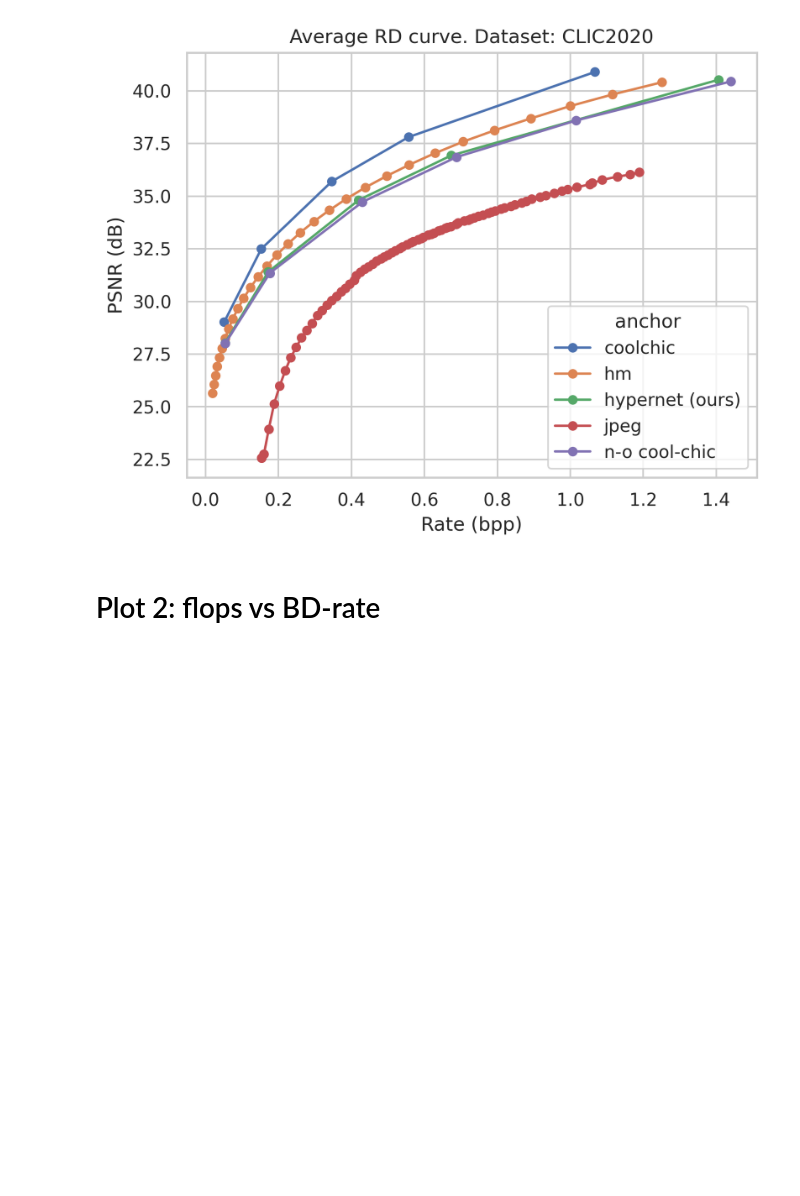
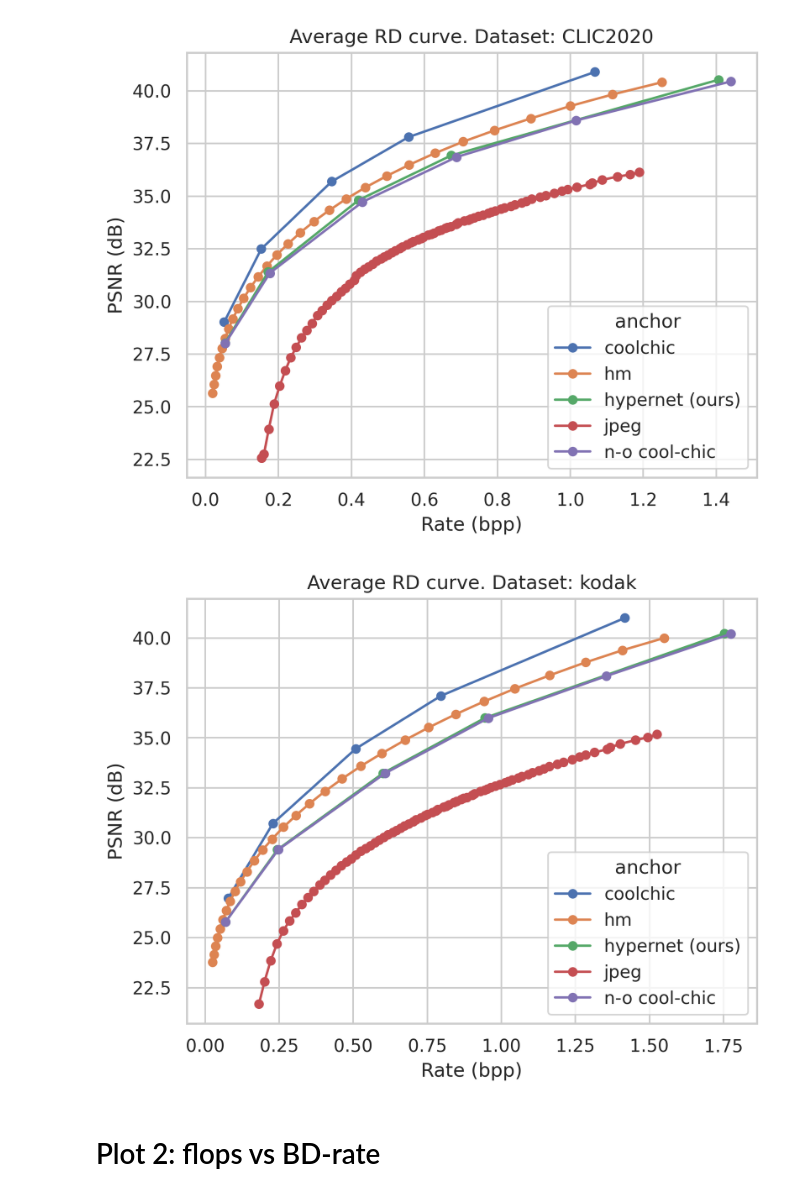
Before and after one commit to pepborrell/cool-chic, a Jupyter notebook: notebooks/plots.ipynb, the cells around one changed output. Cells and saved outputs as stored; diff of their text form; code cells hidden in the pictures; blank space fills up the shorter version.

```diff
--- a/notebooks/plots.ipynb
+++ b/notebooks/plots.ipynb
@@ -196,6 +196,10 @@ df = rd_plots_from_dataset_print("clic20-pro-valid")
 rd_plots_from_dataset("clic20-pro-valid")
 # %% [output]
 [figure]
+# %%
+rd_plots_from_dataset("kodak")
+# %% [output]
+[figure, added]
 # %% [markdown]
 # Plot 2: flops vs BD-rate
 # %%
```
Also changed, not shown: parts of 1 cell of this notebook, 2 other files.
